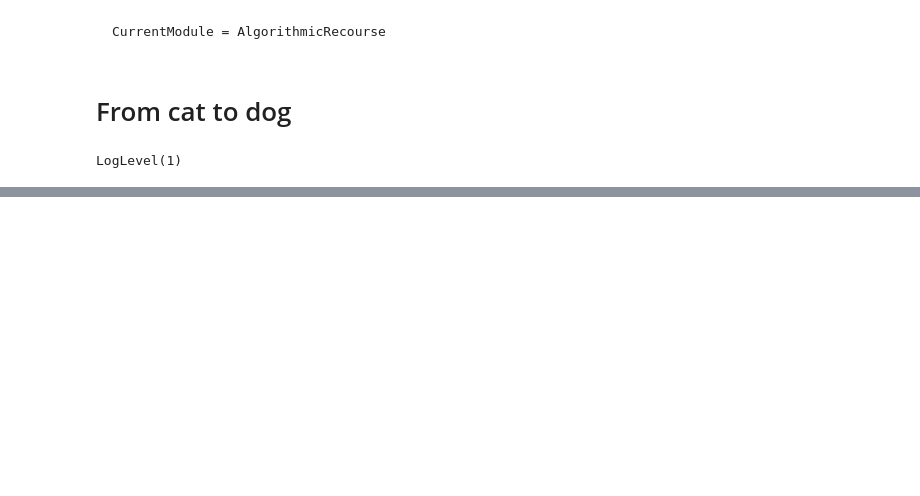
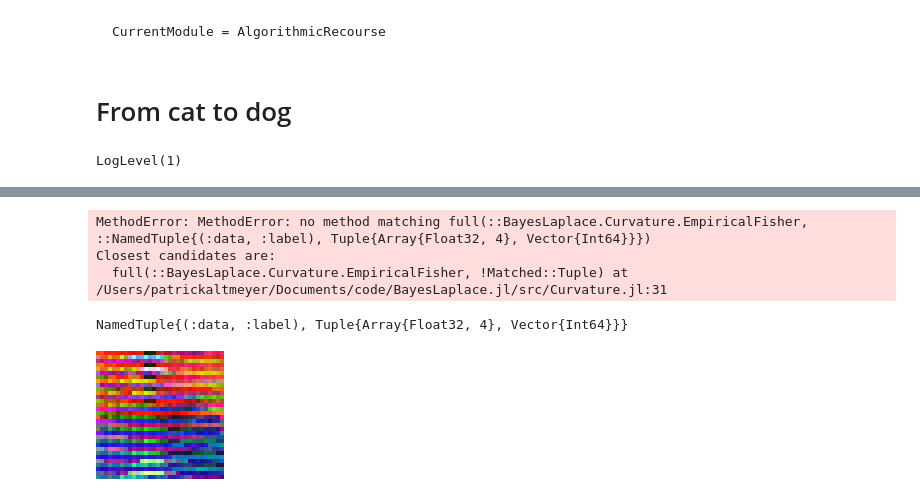
Before and after one commit to JuliaTrustworthyAI/CounterfactualExplanations.jl, a Jupyter notebook: docs/src/examples/CIFAR10.ipynb, the cells around one changed output, grey strips where cells are left out. Saved outputs shown, nothing was run; the diff lists cells and outputs as text; code cells hidden in the pictures; blank space fills up the shorter version.

```diff
--- a/docs/src/examples/CIFAR10.ipynb
+++ b/docs/src/examples/CIFAR10.ipynb
@@ -51,0 +83,6 @@ savefig(plt, "www/CIFAR10_predictions.png")
+# %%
+dog_CHW = channelview(dog_rgb);
+dog_WHC = permutedims(dog_CHW, (3,2,1))
+dog_train = reshape(dog_CHW, (size(dog_WHC)...,1))
+# dog_train = convert(Array{Float32},dog_train)
+probs(𝑴,dog_train)
@@ -51,0 +99,16 @@ savefig(plt, "www/CIFAR10_predictions.png")
+# %%
+using BayesLaplace
+la = laplace(nn)
+BayesLaplace.fit!(la, data)
+# %% [output]
+MethodError: MethodError: no method matching full(::BayesLaplace.Curvature.EmpiricalFisher, ::NamedTuple{(:data, :label), Tuple{Array{Float32, 4}, Vector{Int64}}})
+Closest candidates are:
+  full(::BayesLaplace.Curvature.EmpiricalFisher, !Matched::Tuple) at /Users/patrickaltmeyer/Documents/code/BayesLaplace.jl/src/Curvature.jl:31
+# %%
+typeof(first(data))
+# %% [output]
+NamedTuple{(:data, :label), Tuple{Array{Float32, 4}, Vector{Int64}}}
+# %%
+conv2image(dog_train[:,:,:,1])
+# %% [output]
+[figure, added]
```
Also changed, not shown: parts of 21 cells of this notebook, 16 other files.
